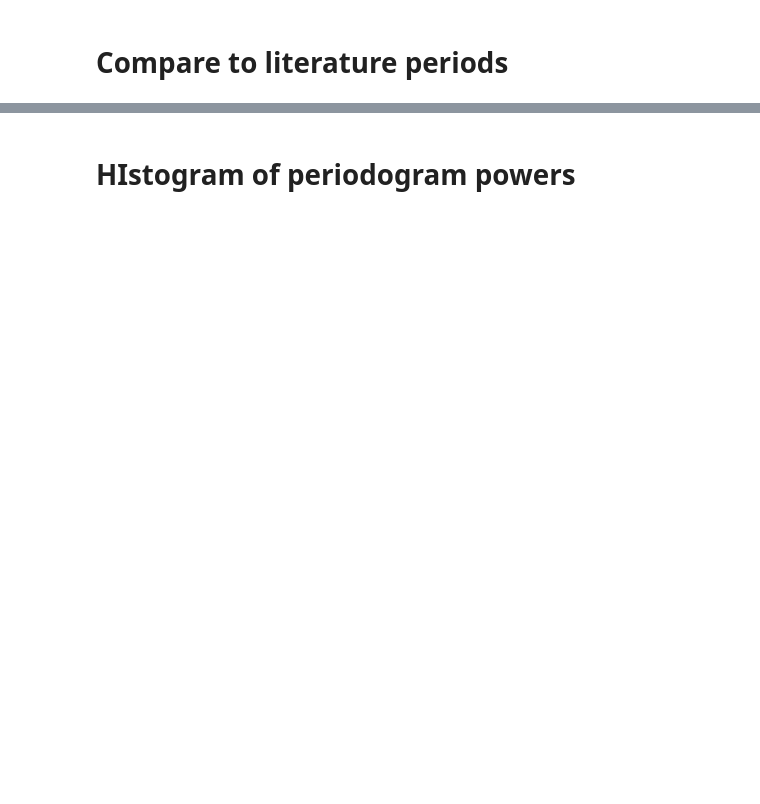
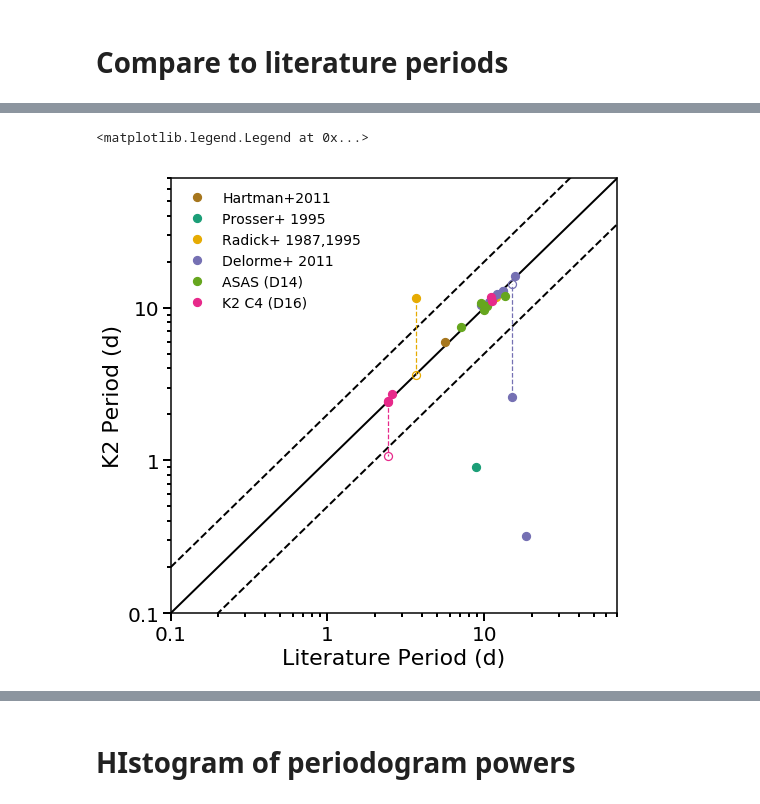
Before and after one commit to stephtdouglas/Hyades_C13, a Jupyter notebook: plots.ipynb, the cells around one changed output, grey strips where cells are left out. Saved outputs shown, nothing was run; the diff lists cells and outputs as text; code cells hidden in the pictures; blank space fills up the shorter version.

```diff
--- a/plots.ipynb
+++ b/plots.ipynb
@@ -1003,0 +1005,64 @@ R With two measurements: 2 Significantly different: 1
+# %%
+
+plt.figure(figsize=single_figure)
+ax = plt.subplot(111)
+
+x = np.linspace(0.1,99,100)
+ax.plot(x,x,'k-',lw=2)
+ax.plot(x,x*2,'k--',lw=2)
+ax.plot(x,x/2,'k--',lw=2)
+
+# ax.plot(1/(1.0/x + 1.0),x,'k-.',lw=2)
+# ax.plot(x,1/(1.0/x + 1.0/3.0),'k-.')
+# for p in np.arange(2,10):
+#     ax.plot(1/(1.0/x + 1./p),x,'k-.')
+#     ax.plot(x,1/(1.0/x + 1./p),'k-.') # This math might be wrong?
+# ax.plot(1/(1/x + 1/29.5),x,'k-.')
+
+diff_set = np.array([])
+diff_k2 = np.array([])
+diff_lit = np.array([])
+for s in ['H','P','R','D','K','2']:
+    qual = (pflag==s) & comparison_set
+    diff_k2 = np.append(diff_k2,pperiods_onlyk2[qual])
+    diff_lit = np.append(diff_lit,pperiods[qual])
+    qepic = hdat["EPIC_ID"][qual]
+    # Check for significant discrepancies
+    diff = abs(pperiods[qual]-pperiods_allk2[qual])/pperiods_allk2[qual]
+    sig_diff = np.where(diff>0.1)[0]
+    diff_set = np.append(diff_set, np.where(qual)[0][sig_diff])
+    # And for secondary periods
+    diff_sec = abs(pperiods[qual]-pperiods_secondary[qual])/pperiods_secondary[qual]
+    sig_diff_sec = np.where(diff_sec>0.1)[0]
+    diff_set = np.append(diff_set, np.where(qual)[0][sig_diff_sec])
+    print(s,"With two measurements:",len(np.where(qual)[0]),
+          "Significantly different:",len(sig_diff))
+    print(qepic[sig_diff])
+    print(pperiods[qual][sig_diff])
+    print(pperiods_onlyk2[qual][sig_diff])
+    if s=="D":
+        print(hdat["SWASP_ID"][qual][sig_diff])
+#     ax.plot(pperiods[qual],pperiods_allc5[qual],'o',mfc="none",mec=pcolors[s],
+#             mew=std_mew,ms=std_ms)
+#     ax.plot(pperiods[qual & (pblend==0)],pperiods_allc5[qual & (pblend==0)],'o',
+#             mfc=pcolors[s],mec=pcolors[s],label=plabels[s],ms=std_ms,mew=std_mew)
+    ax.plot(pperiods[qual],pperiods_allk2[qual],'o',mec=pcolors[s],
+            mew=std_mew,ms=std_ms,mfc=pcolors[s],label=plabels[s])
+    ax.plot(pperiods[qual],pperiods_secondary[qual],'o',mec=pcolors[s],
+            mew=std_mew,ms=std_ms,mfc="none")
+    for i in np.where(qual)[0]:
+        if (pperiods_allk2[i]>0) and (pperiods_secondary[i]>0):
+            ax.plot([pperiods[i],pperiods[i]],[pperiods_allk2[i],pperiods_secondary[i]],
+                   "--",lw=std_mew,color=pcolors[s])
+ax.set_xlabel("Literature Period (d)",fontsize=22)
+ax.set_ylabel("K2 Period (d)",fontsize=22)
+ax.set_xscale("log")
+ax.set_yscale("log")
+ax.set_xlim(0.1,70)
+ax.set_ylim(0.1,70)
+ax.tick_params(labelsize=20,width=2, length=8)
+ax.tick_params(which="minor",width=2, length=4)
+ax.set_yticklabels(["","0.1","1","10"])
+ax.set_xticklabels(["","0.1","1","10"])
+ax.legend(loc=2,frameon=False, numpoints=1)
+# %% [output]
@@ -1003,0 +1086,2 @@ R With two measurements: 2 Significantly different: 1
+<matplotlib.legend.Legend at 0x...>
+[figure, added]
```
Also changed, not shown: parts of 23 cells of this notebook.
